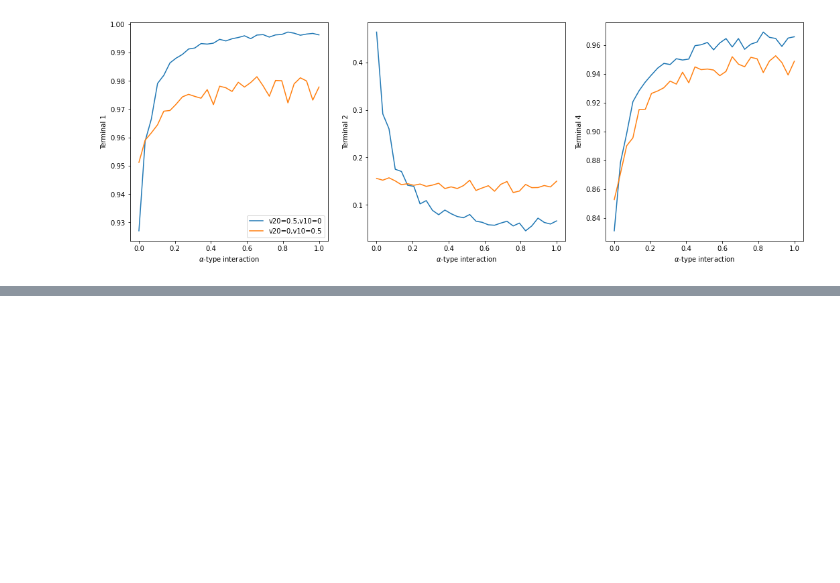
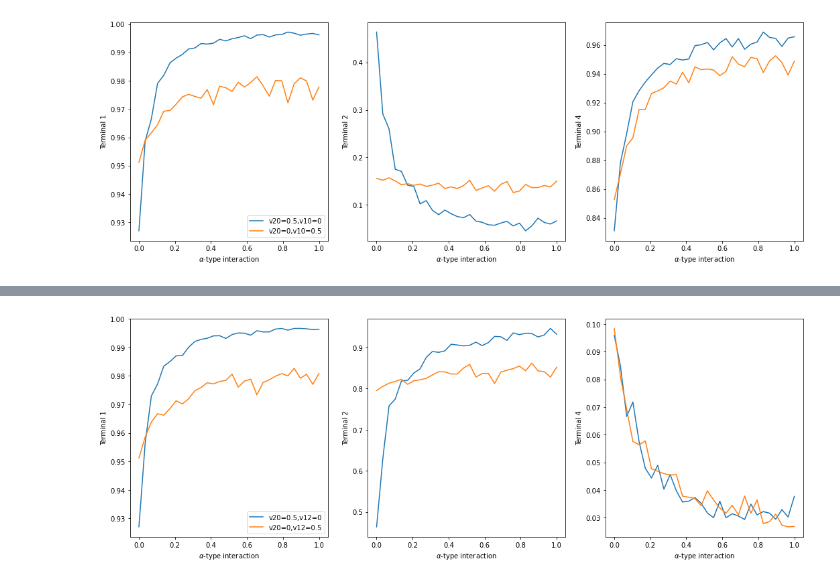
Before and after one commit to LarsonLaugh/Counterfusion, a Jupyter notebook: demo.ipynb, the cells around one changed output, grey strips where cells are left out. Saved outputs shown, nothing was run; the diff lists cells and outputs as text; code cells hidden in the pictures; blank space fills up the shorter version.

```diff
--- a/demo.ipynb
+++ b/demo.ipynb
@@ -1367,0 +1441,73 @@ plt.savefig('fig2.png')
+# %%
+totalNumMover = 3
+numForwardMover = 2
+zeroVoltTerminal = 2
+
+v10List = np.linspace(0,1,30)
+termVoltagesList_nonzerov12 = []
+termVoltagesList_nonzerov20 = []
+
+fig, axs = plt.subplots(1,3,figsize=(18,6))
+
+numperEdge = 10
+blockStates = [[1,[1]]]
+nodesCurrent = [1,0,-1,0]
+#-----------------------------------------------------------------------------------
+v12 = 0
+v20 = 0.5
+
+for v10 in v10List:
+    edgeDef1 = [[0,2,v20,numperEdge],[1,0,v10,numperEdge],[1,2,v12,numperEdge]]
+    edgeDef2 = [[0,2,v20,numperEdge]] # #1 edge state does not exist here
+    edgeDef3 = [[0,2,v20,numperEdge]] # #1 edge state does not exist here
+    edgeDef4 = [[0,2,v20,numperEdge],[1,0,v10,numperEdge],[1,2,v12,numperEdge]]
+    edgeDef5 = [[0,2,v20,numperEdge*2],[1,0,v10,numperEdge*2],[1,2,v12,numperEdge*2]]
+    edgeDef6 = [[0,2,v20,numperEdge*2],[1,0,v10,numperEdge*2],[1,2,v12,numperEdge*2]]
+    edgeDefs = [edgeDef1+edgeDef2,edgeDef3+edgeDef4,edgeDef5,edgeDef6]
+    edgesInfo = []
+    for edgeDef in edgeDefs:
+        edgesInfo.append(generate_bynumber(edgeDef))
+    graph = []
+    for edgeInfo in edgesInfo:
+        graph.append(Edge(edgeInfo,totalNumMover,numForwardMover))
+    sys = System(nodesCurrent,graph,numForwardMover,zeroVoltTerminal,blockStates)
+    termVoltages = sys.solve()
+    termVoltagesList_nonzerov20.append(termVoltages)
+axs[0].plot(v10List,np.array(termVoltagesList_nonzerov20)[:,0],label='v20='+str(round(v20,2))+',v12='+str(round(v12,2)))
+axs[1].plot(v10List,np.array(termVoltagesList_nonzerov20)[:,1])
+axs[2].plot(v10List,np.array(termVoltagesList_nonzerov20)[:,3])
+#------------------------------------------------------------------------------------
+
+#------------------------------------------------------------------------------------
+v12 = 0.5
+v20 = 0
+
+for v10 in v10List:
+    edgeDef1 = [[0,2,v20,numperEdge],[1,0,v10,numperEdge],[1,2,v12,numperEdge]]
+    edgeDef2 = [[0,2,v20,numperEdge]] # #1 edge state does not exist here
+    edgeDef3 = [[0,2,v20,numperEdge]] # #1 edge state does not exist here
+    edgeDef4 = [[0,2,v20,numperEdge],[1,0,v10,numperEdge],[1,2,v12,numperEdge]]
+    edgeDef5 = [[0,2,v20,numperEdge*2],[1,0,v10,numperEdge*2],[1,2,v12,numperEdge*2]]
+    edgeDef6 = [[0,2,v20,numperEdge*2],[1,0,v10,numperEdge*2],[1,2,v12,numperEdge*2]]
+    edgeDefs = [edgeDef1+edgeDef2,edgeDef3+edgeDef4,edgeDef5,edgeDef6]
+    edgesInfo = []
+    for edgeDef in edgeDefs:
+        edgesInfo.append(generate_bynumber(edgeDef))
+    graph = []
+    for edgeInfo in edgesInfo:
+        graph.append(Edge(edgeInfo,totalNumMover,numForwardMover))
+    sys = System(nodesCurrent,graph,numForwardMover,zeroVoltTerminal,blockStates)
+    termVoltages = sys.solve()
+    termVoltagesList_nonzerov12.append(termVoltages)
+axs[0].plot(v10List,np.array(termVoltagesList_nonzerov12)[:,0],label='v20='+str(round(v20,2))+',v12='+str(round(v12,2)))
+axs[1].plot(v10List,np.array(termVoltagesList_nonzerov12)[:,1])
+axs[2].plot(v10List,np.array(termVoltagesList_nonzerov12)[:,3])
+#--------------------------------------------------------------------------------
+axs[0].set_ylabel('Terminal 1')
+axs[1].set_ylabel('Terminal 2')
+axs[2].set_ylabel('Terminal 4')
+axs[0].legend(loc='best')
+[ax.set_xlabel('$\\alpha$-type interaction') for ax in axs]
+plt.savefig('fig4.png')
+# %% [output]
+[figure, added]
```
Also changed, not shown: parts of 1 cell of this notebook.
